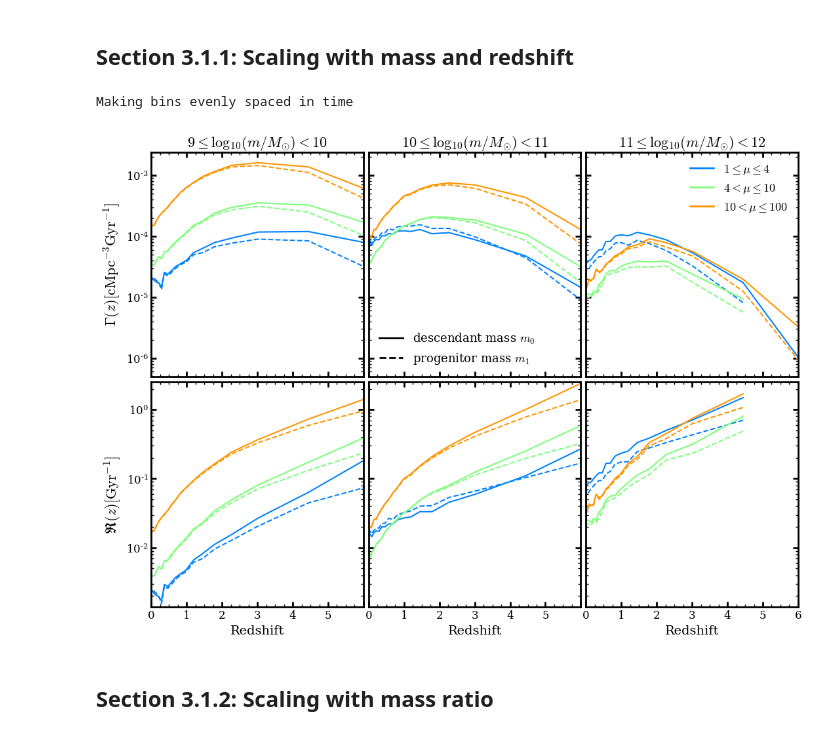
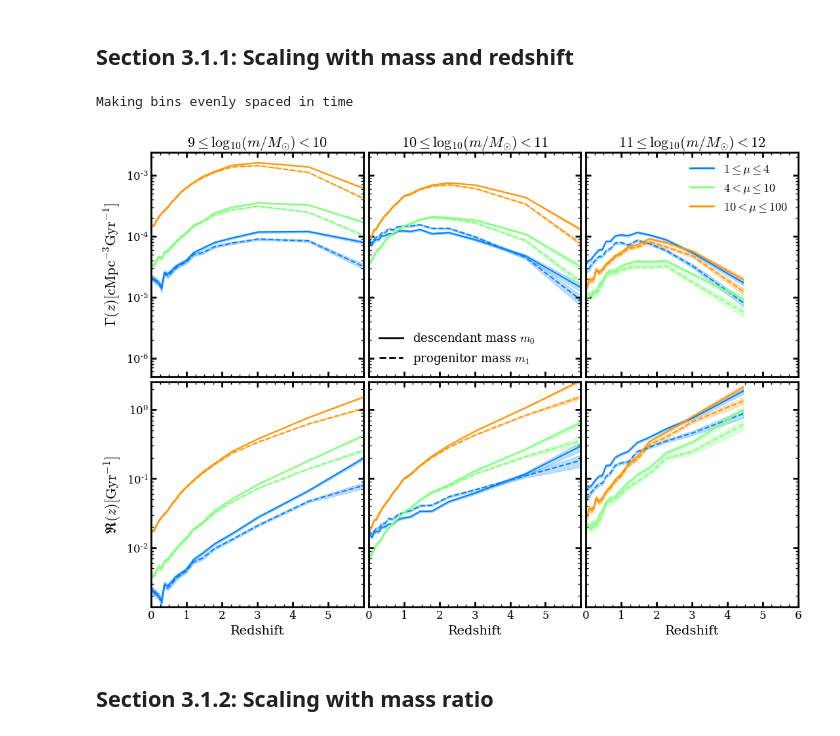
Before and after one commit to jaoleary/2001.02687, a Jupyter notebook: 2001.02687.ipynb, the cells around one changed output. Drawn from its saved outputs; the diff is of its cells as text; code cells hidden in the pictures.

```diff
--- a/2001.02687.ipynb
+++ b/2001.02687.ipynb
@@ -73,9 +77,9 @@ plt.rcParams.update({'axes.linewidth' : 2,
 ### IMPORT DATA
 # %%
 # First we need to import galaxy/halo merger trees. This is a bulk import and is pretty memory heavy. You can do this piecemeal if necessary....or work with a smaller/less resolved simulation.
-P200 = gb.Universe(param_path = '../../Programs/emerge/parameterfiles/P200.param', sim_type = 'emerge', include=['trees', 'mergers'])
+P200 = gb.Universe(param_path = '../../Programs/emerge-dev/parameterfiles/P200.param', sim_type = 'emerge', include=['statistics', 'trees', 'mergers'])
 # This next line on only needs to be run once, the merger lists are subseqently saved and can be reimported by adding `mergers` to the include argument of `Universe`.
-P200.add_galaxy_mergers(source='trees', save=True, enforce_mass_threshold=False, desc_mass_correction=True, dropna=False) # desc_mass correction is expensive for little gain. setting it false should speed up this step considerably
+#P200.add_galaxy_mergers(source='trees', save=True, enforce_mass_threshold=False, desc_mass_correction=True, dropna=False) # desc_mass correction is expensive for little gain. setting it false should speed up this step considerably
 
 # these two are only needed if you want to compute the halo merger rates in section 2.
 #200.add_halo_trees()
@@ -83,4 +87,7 @@ P200.add_galaxy_mergers(source='trees', save=True, enforce_mass_threshold=False,
 
 # Using a sorted index makes searching trees much faster
 P200.galaxy.sort_index()
+
+# optinally set a directory to save figures
+P200.add_figdir(P200.out_dir+'/2001.02687/')
 # %% [output]
@@ -257,6 +340,7 @@ Making bin evenly spaced in time
 ## Section 3.1.1: Scaling with mass and redshift
 # %%
 # Plot merger rates
+error=True
 L = 9
 plt.rcParams['figure.figsize'] = (L*np.sqrt(2), L)
 plt.rcParams["font.family"] = 'serif'
@@ -321,36 +405,62 @@ for i in range(len(m_array)-1):
         max_MR = mr_array[j+1]
 
         N_merge, bin_edges = P200.galaxy.mergers.hist(axis='tdf', bins = time, min_desc_mstar=min_mass, max_desc_mstar=max_mass, min_MR=min_MR, max_MR=max_MR)
-        clean = N_merge > 0
+        clean = (N_merge > 0) & (norm_gal<np.inf)
         ax[1,i].plot(z[clean],norm_gal[clean]*N_merge[clean]/dt[clean], color=plt.cm.jet((j+1)/float(4)))
         ax[0,i].plot(z[clean],norm_vol*N_merge[clean]/dt[clean], color=plt.cm.jet((j+1)/float(4)))
+        if error:
+            #error per gal
+            y = norm_gal[clean]*N_merge[clean]/dt[clean]
+            yu = norm_gal[clean]*(N_merge[clean]+N_merge[clean]/np.sqrt(N_merge[clean]))/dt[clean]
+            yd = norm_gal[clean]*(N_merge[clean]-N_merge[clean]/np.sqrt(N_merge[clean]))/dt[clean]
+            ax[1,i].fill_between(z[clean],yu,yd,alpha=0.25, color=plt.cm.jet((j+1)/float(4)))
+            #error per vol
+            y = norm_vol*N_merge[clean]/dt[clean]
+            yu = norm_vol*(N_merge[clean]+N_merge[clean]/np.sqrt(N_merge[clean]))/dt[clean]
+            yd = norm_vol*(N_merge[clean]-N_merge[clean]/np.sqrt(N_merge[clean]))/dt[clean]
+            ax[0,i].fill_between(z[clean],yu,yd,alpha=0.25, color=plt.cm.jet((j+1)/float(4)))
+
 
         N_merge, bin_edges = P200.galaxy.mergers.hist(axis='tdf', bins = time, min_main_mstar=min_mass, max_main_mstar=max_mass, min_MR=min_MR, max_MR=max_MR)
-        clean = N_merge > 0
+        clean = (N_merge > 0) & (norm_gal<np.inf)
         ax[1,i].plot(z[clean],norm_gal[clean]*N_merge[clean]/dt[clean], color=plt.cm.jet((j+1)/float(4)),ls='--')
         ax[0,i].plot(z[clean],norm_vol*N_merge[clean]/dt[clean], color=plt.cm.jet((j+1)/float(4)),ls='--')
+        if error:
+            #error
+            y = norm_gal[clean]*N_merge[clean]/dt[clean]
+            yu = norm_gal[clean]*(N_merge[clean]+N_merge[clean]/np.sqrt(N_merge[clean]))/dt[clean]
+            yd = norm_gal[clean]*(N_merge[clean]-N_merge[clean]/np.sqrt(N_merge[clean]))/dt[clean]
+            ax[1,i].fill_between(z[clean],yu,yd,alpha=0.25, color=plt.cm.jet((j+1)/float(4)))
+            #error per vol
+            y = norm_vol*N_merge[clean]/dt[clean]
+            yu = norm_vol*(N_merge[clean]+N_merge[clean]/np.sqrt(N_merge[clean]))/dt[clean]
+            yd = norm_vol*(N_merge[clean]-N_merge[clean]/np.sqrt(N_merge[clean]))/dt[clean]
+            ax[0,i].fill_between(z[clean],yu,yd,alpha=0.25, color=plt.cm.jet((j+1)/float(4)))
 
 ax[0,0].set_ylim([5e-7,2e-3+(2e-3)*0.2])
 ax[0,1].set_ylim([5e-7,2e-3+(2e-3)*0.2])
 ax[0,2].set_ylim([5e-7,2e-3+(2e-3)*0.2])
 
 ax[1,0].set_ylim([1.4e-3,2.5])
 ax[1,1].set_ylim([1.4e-3,2.5])
 ax[1,2].set_ylim([1.4e-3,2.5])
 
 m0 = Line2D([0], [0], color='k', lw=2, ls = '-', label='descendant mass $m_{0}$')
 m1 = Line2D([0], [0], color='k', lw=2, ls = '--', label='progenitor mass $m_{1}$')
 
 mu1 = Line2D([0], [0], color=plt.cm.jet((0+1)/float(4)), lw=2, ls = '-', label='$1 \leq \mu \leq 4$')
 mu2 = Line2D([0], [0], color=plt.cm.jet((1+1)/float(4)), lw=2, ls = '-', label='$4 < \mu \leq 10$')
 mu3 = Line2D([0], [0], color=plt.cm.jet((2+1)/float(4)), lw=2, ls = '-', label='$10 < \mu \leq 100$')
 
 ax[0,1].legend(handles=[m0,m1],frameon=False, prop={'size':13})
 ax[0,2].legend(handles=[mu1,mu2,mu3],frameon=False, prop={'size':13})
+
+P200.savefig('mass_bands_main.pdf',bbox_inches='tight')
+
 plt.show()
 # %% [output]
 Making bins evenly spaced in time
-[figure, old version]
+[figure, new version]
 # %% [markdown]
 ## Section 3.1.2: Scaling with mass ratio
 # %%
```
Also changed, not shown: parts of 19 cells of this notebook.
